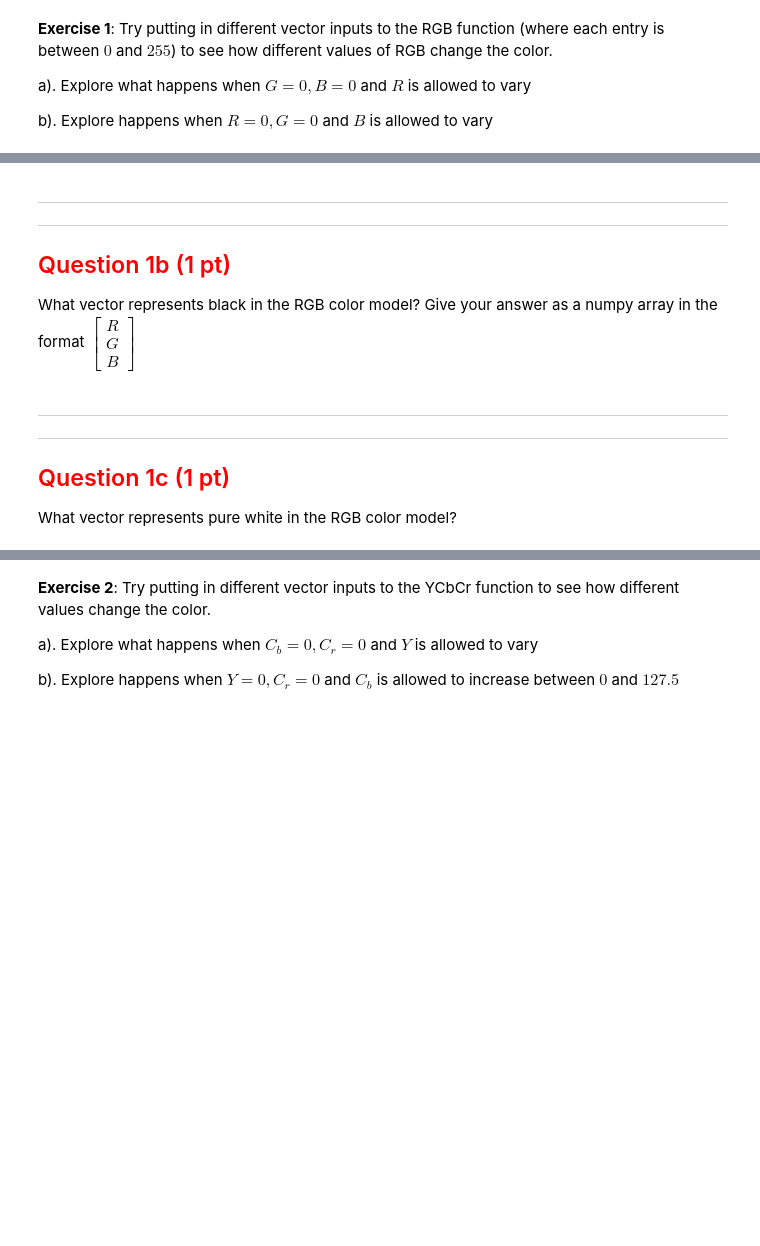
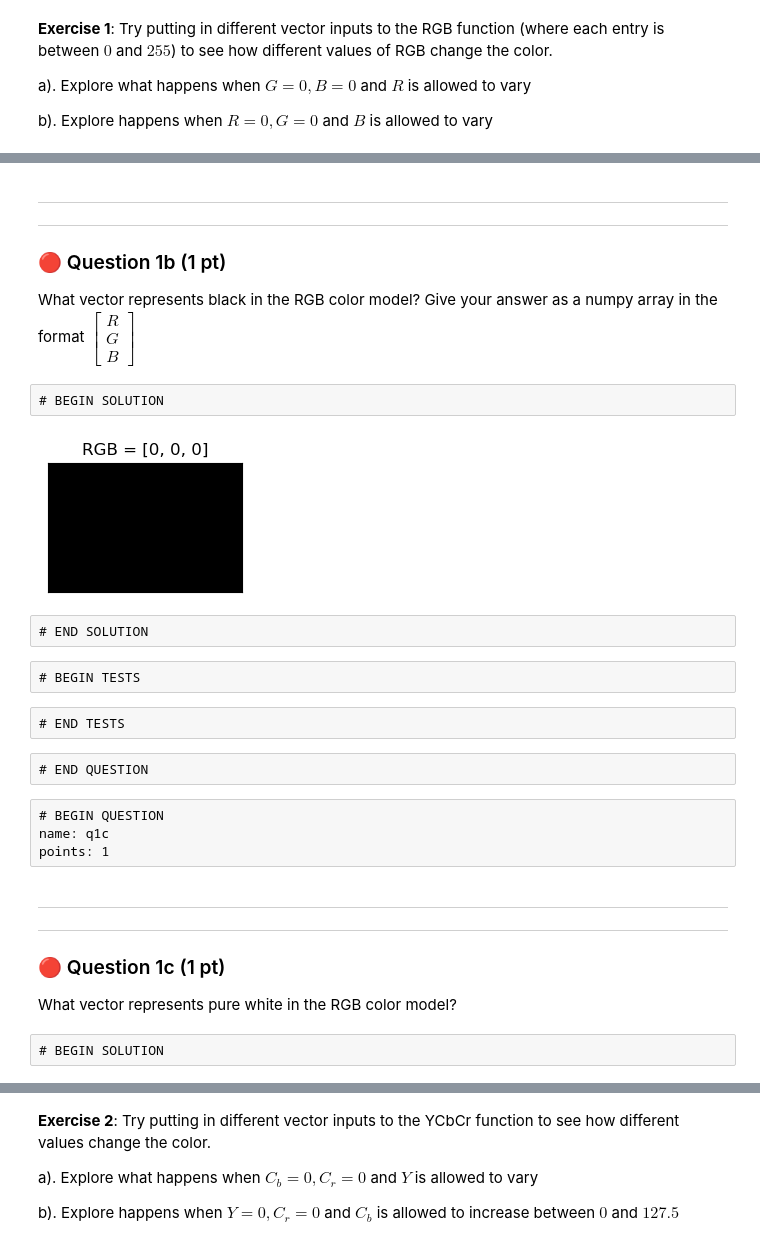
Before and after one commit to csci2820/csci2820sp26-student, a Jupyter notebook: labs/lab03/lab03.ipynb, the cells around one changed output, grey strips where cells are left out. Drawn from its saved outputs; the diff is of its cells as text; code cells hidden in the pictures; blank space fills up the shorter version.

```diff
--- a/labs/lab03/lab03.ipynb
+++ b/labs/lab03/lab03.ipynb
@@ -334,11 +434,15 @@ grader.check("q1a")
 <hr style="border: 1px solid #fdb515;" />
 
 
-## <span style='color:Red'>   Question 1b (1 pt) ###
+### 🔴 Question 1b (1 pt)
 
 What vector represents black in the RGB color model? Give your answer as a numpy array in the format $\begin{bmatrix} R \\ G \\ B \end{bmatrix}$
+# %% [raw]
+# BEGIN SOLUTION
 # %%
-black = ...
+black =  np.array([[0],[0], [0]]) # SOLUTION
 
 
 fig = show_rgb(black)
+# %% [output]
+[figure, added]
@@ -346,0 +449,4 @@ grader.check("q1b")
+# %% [raw]
+# END SOLUTION
+# %% [raw]
+# BEGIN TESTS
@@ -347,8 +457,18 @@ grader.check("q1b")
+# %% [raw]
+# END TESTS
+# %% [raw]
+# END QUESTION
+# %% [raw]
+# BEGIN QUESTION
+name: q1c
+points: 1
 # %% [markdown]
 <hr style="border: 5px solid #003262;" />
 <hr style="border: 1px solid #fdb515;" />
 
-## <span style='color:Red'>   Question 1c (1 pt) ###
+### 🔴 Question 1c (1 pt)
 
 What vector represents pure white in the RGB color model?
+# %% [raw]
+# BEGIN SOLUTION
 # %%
```
Also changed, not shown: parts of 234 cells of this notebook, 3 other files.
